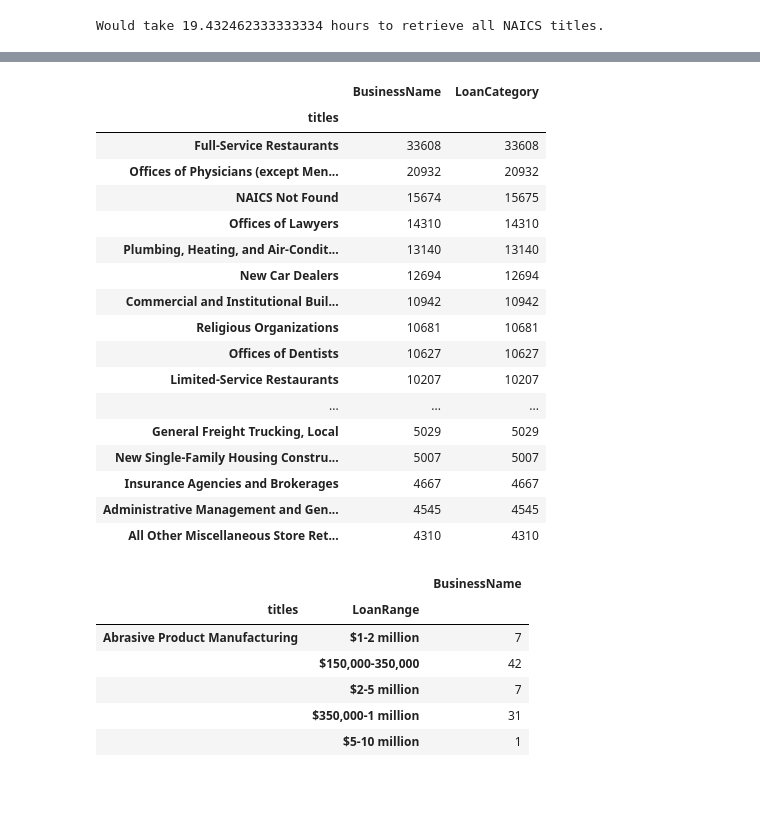
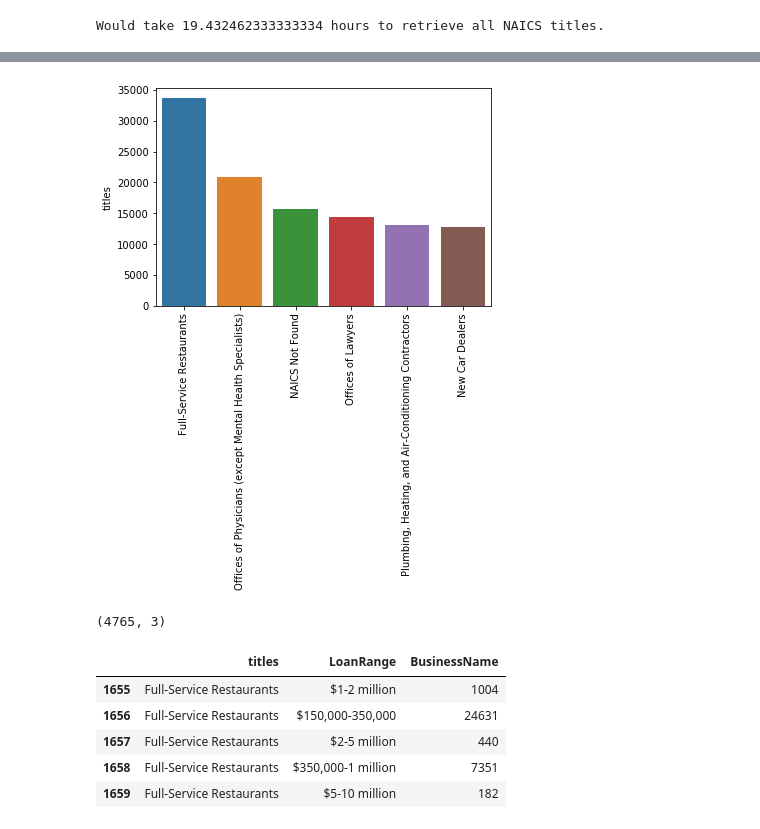
Before and after one commit to apedeaux/PPP, a Jupyter notebook: PPP-Under150.ipynb, the cells around one changed output, grey strips where cells are left out. Drawn from its saved outputs; the diff is of its cells as text; code cells hidden in the pictures; blank space fills up the shorter version.

```diff
--- a/PPP-Under150.ipynb
+++ b/PPP-Under150.ipynb
@@ -19,6 +26,9 @@ Cols: 16
 # Creates a new column 'NAICSCode_int' which converts 'NAICSCode' into integer.
 
 mt150['NAICSCode_int'] = mt150['NAICSCode'].fillna('0').astype('int')
+mt150['Zip'] = mt150['Zip'].fillna(' ').astype(str)
+for col in ['Address', 'City', 'State']:
+    mt150[col] = mt150[col].fillna('NA').astype('str')
 # %%
 def get_naics(naicscode):
     '''Requests NAICS api to retrieve code title.'''
@@ -67,23 +77,12 @@ mt150 = mt150.merge(uqNAICSCodes, on='NAICSCode_int')
 
 mt150[['LoanCategory', 'LoanRange']] = mt150['LoanRange'].str.split(' ', 1, expand=True)
 # %%
-pd.DataFrame(mt150.groupby('titles')[['BusinessName', 'LoanCategory']].count().sort_values(by='BusinessName', ascending=False))[:25]
+#pd.DataFrame(mt150.groupby('titles')[['BusinessName', 'LoanCategory']].count().sort_values(by='BusinessName', ascending=False))[:25]
-# %% [output]
-|  | BusinessName | LoanCategory |
-| titles |  |  |
-| Full-Service Restaurants | 33608 | 33608 |
-| Offices of Physicians (except Men... | 20932 | 20932 |
-| NAICS Not Found | 15674 | 15675 |
-| Offices of Lawyers | 14310 | 14310 |
-| Plumbing, Heating, and Air-Condit... | 13140 | 13140 |
-| New Car Dealers | 12694 | 12694 |
-| Commercial and Institutional Buil... | 10942 | 10942 |
-| Religious Organizations | 10681 | 10681 |
-| Offices of Dentists | 10627 | 10627 |
-| Limited-Service Restaurants | 10207 | 10207 |
-| ... | ... | ... |
-| General Freight Trucking, Local | 5029 | 5029 |
-| New Single-Family Housing Constru... | 5007 | 5007 |
-| Insurance Agencies and Brokerages | 4667 | 4667 |
-| Administrative Management and Gen... | 4545 | 4545 |
-| All Other Miscellaneous Store Ret... | 4310 | 4310 |
+# %%
+barplot_frame = pd.DataFrame(mt150.titles.value_counts().sort_values(ascending=False)[:6])
+# %%
+plot = sns.barplot(y = barplot_frame["titles"], x = barplot_frame.index)
+plot.set_xticklabels(labels = barplot_frame.index, rotation=90)
+plt.show()
+# %% [output]
+[figure, added]
@@ -90,11 +91,6 @@ pd.DataFrame(mt150.groupby('titles')[['BusinessName', 'LoanCategory']].count().s
 # %%
 catplot_frame = pd.DataFrame(mt150.groupby(['titles', 'LoanRange']).agg({'BusinessName': 'count'}))
-catplot_frame.head()
+catplot_frame = catplot_frame.reset_index()
+catplot_frame.shape
 # %% [output]
-|  |  | BusinessName |
-| titles | LoanRange |  |
-| Abrasive Product Manufacturing | $1-2 million | 7 |
-|  | $150,000-350,000 | 42 |
-|  | $2-5 million | 7 |
-|  | $350,000-1 million | 31 |
-|  | $5-10 million | 1 |
+(4765, 3)
@@ -104,0 +99,9 @@ catplot_frame.head()
+# %%
+catplot_frame.head()
+# %% [output]
+|  | titles | LoanRange | BusinessName |
+| 1655 | Full-Service Restaurants | $1-2 million | 1004 |
+| 1656 | Full-Service Restaurants | $150,000-350,000 | 24631 |
+| 1657 | Full-Service Restaurants | $2-5 million | 440 |
+| 1658 | Full-Service Restaurants | $350,000-1 million | 7351 |
+| 1659 | Full-Service Restaurants | $5-10 million | 182 |
```
Also changed, not shown: parts of 27 cells of this notebook, 1 other file.
